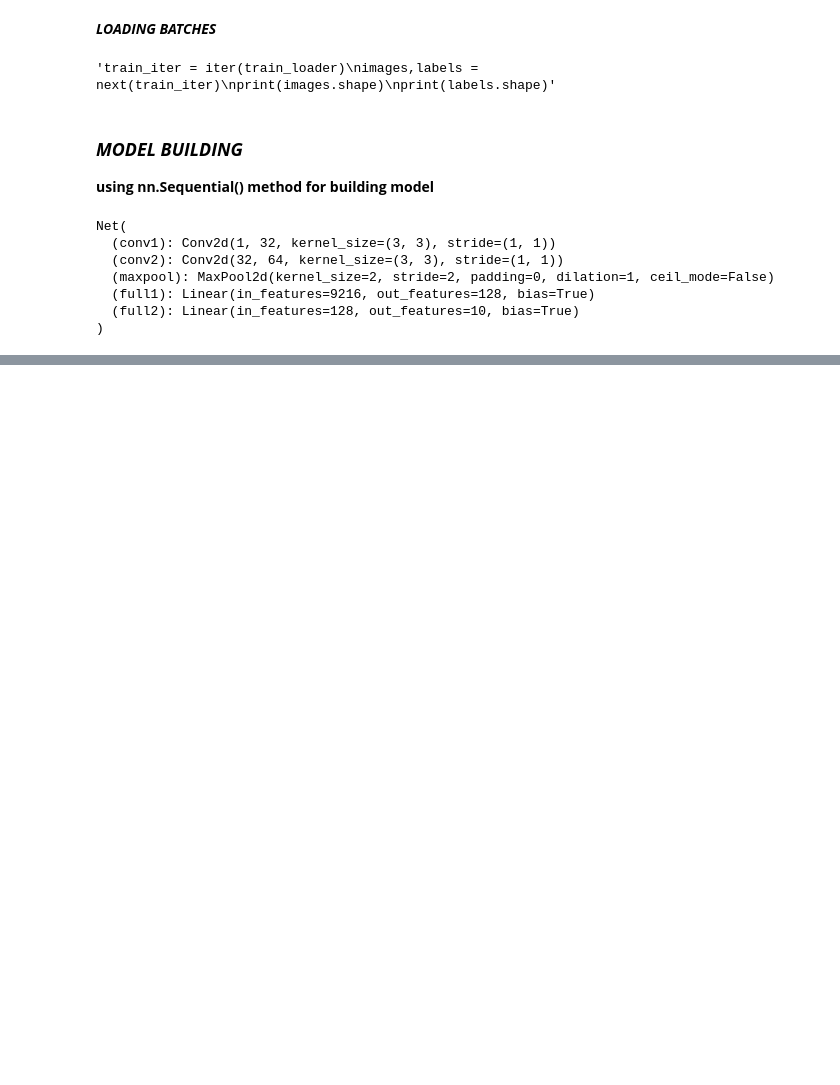
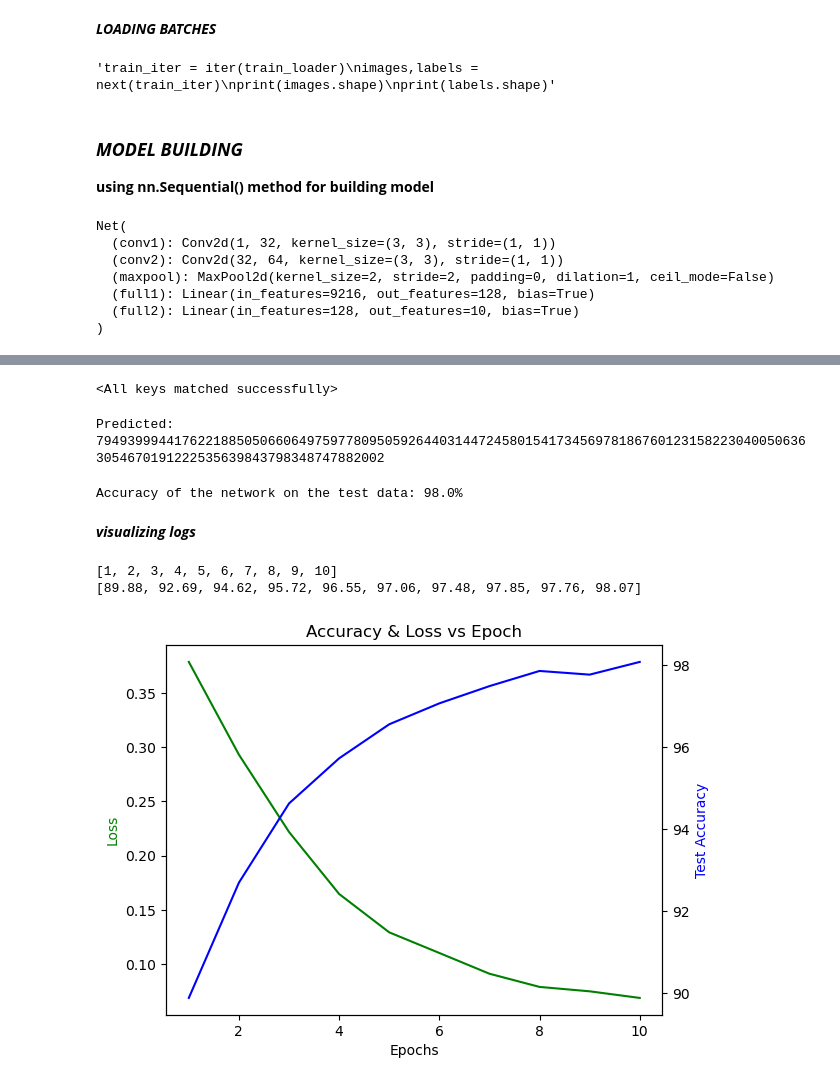
Before and after one commit to ankithreddys/mnist_handwritten, a Jupyter notebook: cnn_pytorch.ipynb, the cells around one changed output, grey strips where cells are left out. Drawn from its saved outputs; the diff is of its cells as text; code cells hidden in the pictures; blank space fills up the shorter version.

```diff
--- a/cnn_pytorch.ipynb
+++ b/cnn_pytorch.ipynb
@@ -210,0 +212,61 @@ Finished Training
+# %%
+net = Net()
+net.to(device)
+net.load_state_dict(torch.load(PATH))
+# %% [output]
+<All keys matched successfully>
+# %%
+test_iter = iter(test_loader)
+images, labels = next(test_iter)
+images = images.to(device)
+labels = labels.to(device)
+
+outputs = net(images)
+_, predicted = torch.max(outputs, 1)
+
+print('Predicted: ', ''.join('%1s' % predicted[j].cpu().numpy() for j in range(128)))
+# %% [output]
+Predicted:  79493999441762218850506606497597780950592644031447245801541734569781867601231582230400506363054670191222535639843798348747882002
+# %%
+correct = 0
+total = 0
+
+with torch.no_grad():
+    for data in test_loader:
+        images, labels = data
+        # Move our data to GPU
+        images = images.to(device)
+        labels = labels.to(device)
+        outputs = net(images)
+        _, predicted = torch.max(outputs.data, 1)
+        total += labels.size(0)
+        correct += (predicted == labels).sum().item()
+
+accuracy = 100 * correct / total
+print(f'Accuracy of the network on the test data: {accuracy:.3}%')
+# %% [output]
+Accuracy of the network on the test data: 98.0%
+# %% [markdown]
+***visualizing logs***
+# %%
+print(epoch_log)
+print(accuracy_log)
+# %% [output]
+[1, 2, 3, 4, 5, 6, 7, 8, 9, 10]
+[89.88, 92.69, 94.62, 95.72, 96.55, 97.06, 97.48, 97.85, 97.76, 98.07]
+# %%
+from importlib import reload
+plt=reload(plt)
+fig, ax1 = plt.subplots()
+
+plt.title("Accuracy & Loss vs Epoch")
+ax2 = ax1.twinx()
+ax1.plot(epoch_log, loss_log,'g-')
+ax2.plot(epoch_log, accuracy_log,'b-')
+ax1.set_xlabel('Epochs')
+ax1.set_ylabel('Loss', color='g')
+ax2.set_ylabel('Test Accuracy', color='b')
+
+plt.show()
+# %% [output]
+[figure, added]
```
Also changed, not shown: parts of 5 cells of this notebook, 1 other file.
